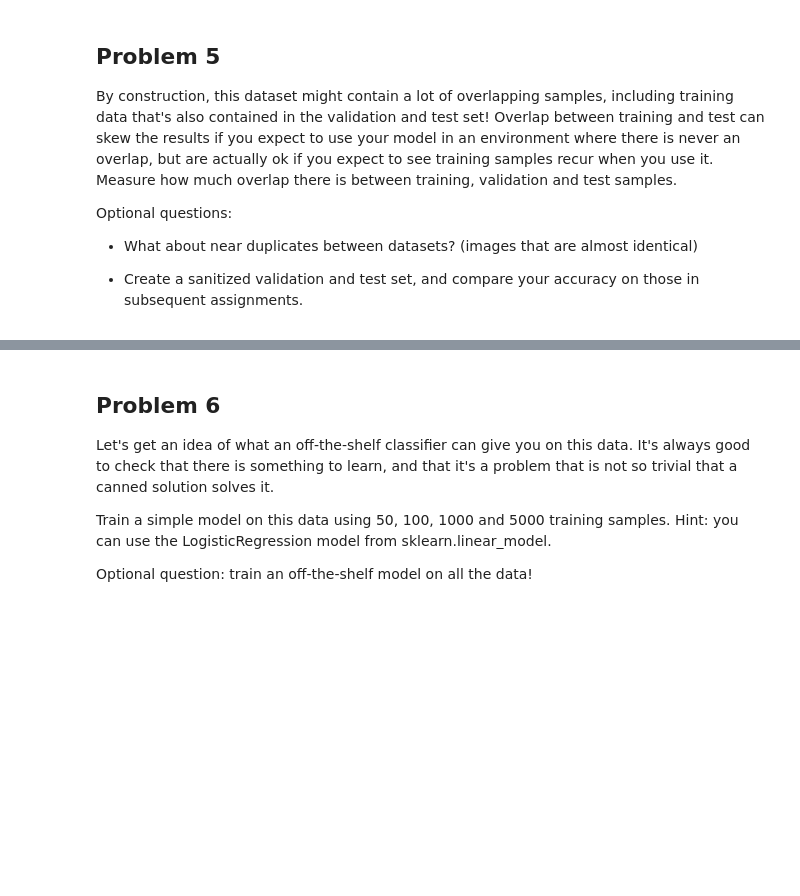
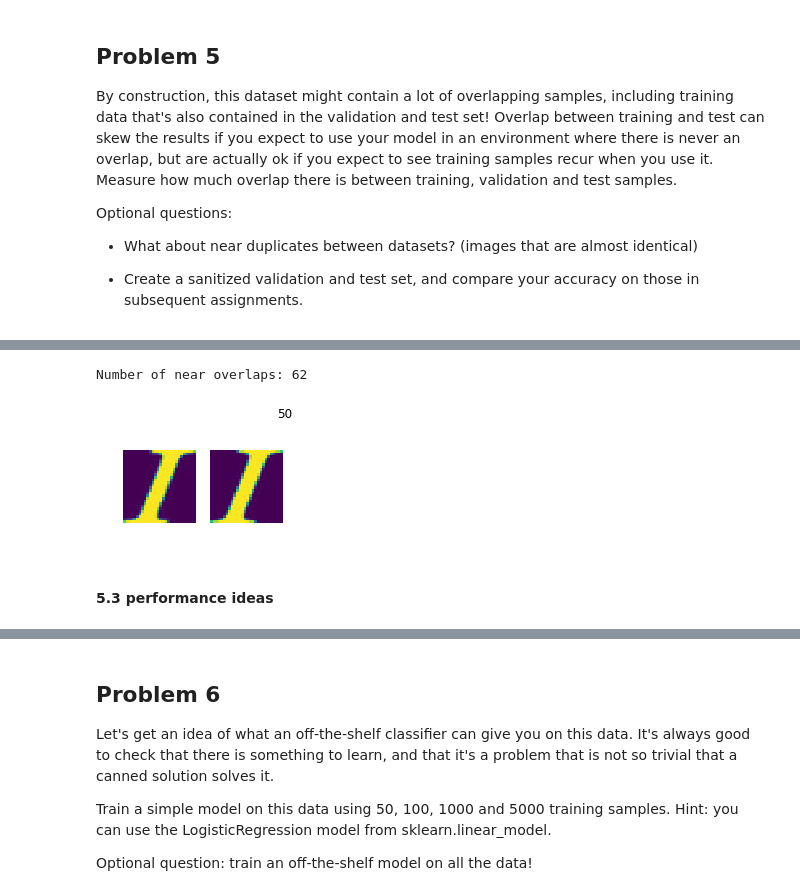
Before and after one commit to patadadeburro/deep_learning_uda730, a Jupyter notebook: assignement_1.ipynb, the cells around one changed output, grey strips where cells are left out. Saved outputs shown, nothing was run; the diff lists cells and outputs as text; code cells hidden in the pictures; blank space fills up the shorter version.

```diff
--- a/assignement_1.ipynb
+++ b/assignement_1.ipynb
@@ -624,0 +666,8 @@ def extract_overlap(dataset_1, dataset_2):
+# %%
+print('Number of near overlaps:', len(overlap_test_train_near.keys()))
+display_overlap(overlap_test_train_near, test_dataset[:200], train_dataset)
+# %% [output]
+Number of near overlaps: 62
+[figure, added]
+# %% [markdown]
+#### 5.3 performance ideas
```
Also changed, not shown: parts of 51 cells of this notebook.
